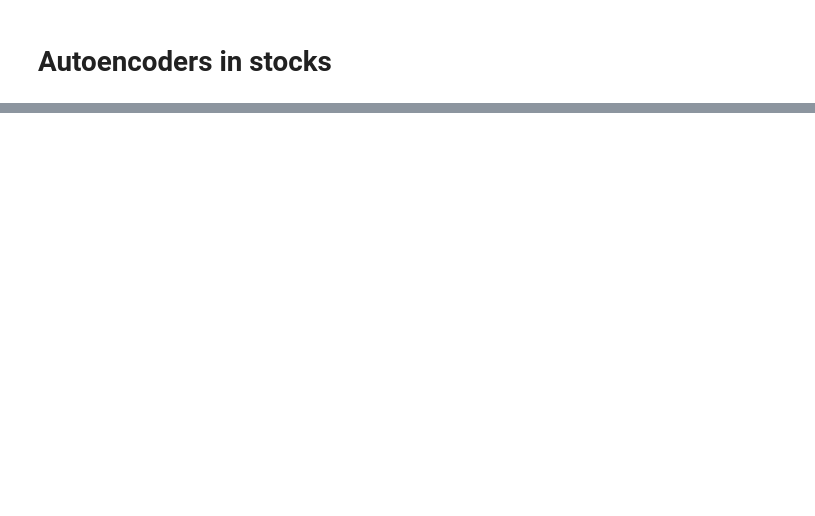
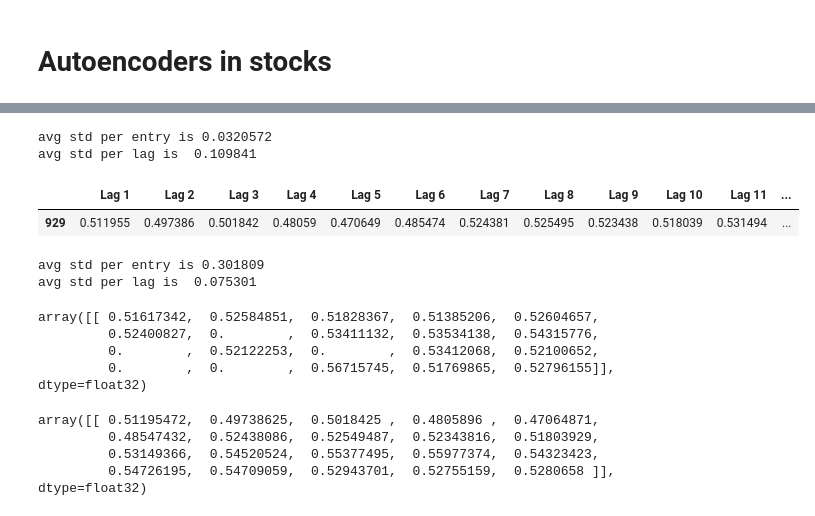
Before and after one commit to NotAnyMike/ML-and-stocks, a Jupyter notebook: python-models/Autoencoder in stocks.ipynb, the cells around one changed output, grey strips where cells are left out. Drawn from its saved outputs; the diff is of its cells as text; code cells hidden in the pictures; blank space fills up the shorter version.

```diff
--- a/python-models/Autoencoder in stocks.ipynb
+++ b/python-models/Autoencoder in stocks.ipynb
@@ -10,5 +8,5 @@ Using TensorFlow backend.
 # %%
 db = pd.read_csv('../dataset.csv')
 db = db[db.Stock == 'A']
-train = pd.read_csv('../csv/X_train_A.csv')
-test = pd.read_csv('../csv/X_test_A.csv')
+train = pd.read_csv('../csv/X_train_A.csv', index_col=0).astype('float32')
+test = pd.read_csv('../csv/X_test_A.csv', index_col=0).astype('float32')
@@ -32,0 +62,11 @@ autoencoder.compile()
+# %%
+print('avg std per entry is', test.std(axis=1).mean())
+print('avg std per lag is ', test.std().mean())
+# %% [output]
+avg std per entry is 0.0320572
+avg std per lag is  0.109841
+# %%
+test[:1]
+# %% [output]
+|  | Lag 1 | Lag 2 | Lag 3 | Lag 4 | Lag 5 | Lag 6 | Lag 7 | Lag 8 | Lag 9 | Lag 10 | Lag 11 | ... |
+| 929 | 0.511955 | 0.497386 | 0.501842 | 0.48059 | 0.470649 | 0.485474 | 0.524381 | 0.525495 | 0.523438 | 0.518039 | 0.531494 | ... |
@@ -32,0 +75,20 @@ autoencoder.compile()
+# %%
+print('avg std per entry is', decoded_df.std(axis=1).mean())
+print('avg std per lag is ', decoded_df.std().mean())
+# %% [output]
+avg std per entry is 0.301809
+avg std per lag is  0.075301
+# %%
+decoded_stocks[:1]
+# %% [output]
+array([[ 0.51617342,  0.52584851,  0.51828367,  0.51385206,  0.52604657,
+         0.52400827,  0.        ,  0.53411132,  0.53534138,  0.54315776,
+         0.        ,  0.52122253,  0.        ,  0.53412068,  0.52100652,
+         0.        ,  0.        ,  0.56715745,  0.51769865,  0.52796155]], dtype=float32)
+# %%
+test.values[:1]
+# %% [output]
+array([[ 0.51195472,  0.49738625,  0.5018425 ,  0.4805896 ,  0.47064871,
+         0.48547432,  0.52438086,  0.52549487,  0.52343816,  0.51803929,
+         0.53149366,  0.54520524,  0.55377495,  0.55977374,  0.54323423,
+         0.54726195,  0.54709059,  0.52943701,  0.52755159,  0.5280658 ]], dtype=float32)
```
Also changed, not shown: parts of 10 cells of this notebook.
